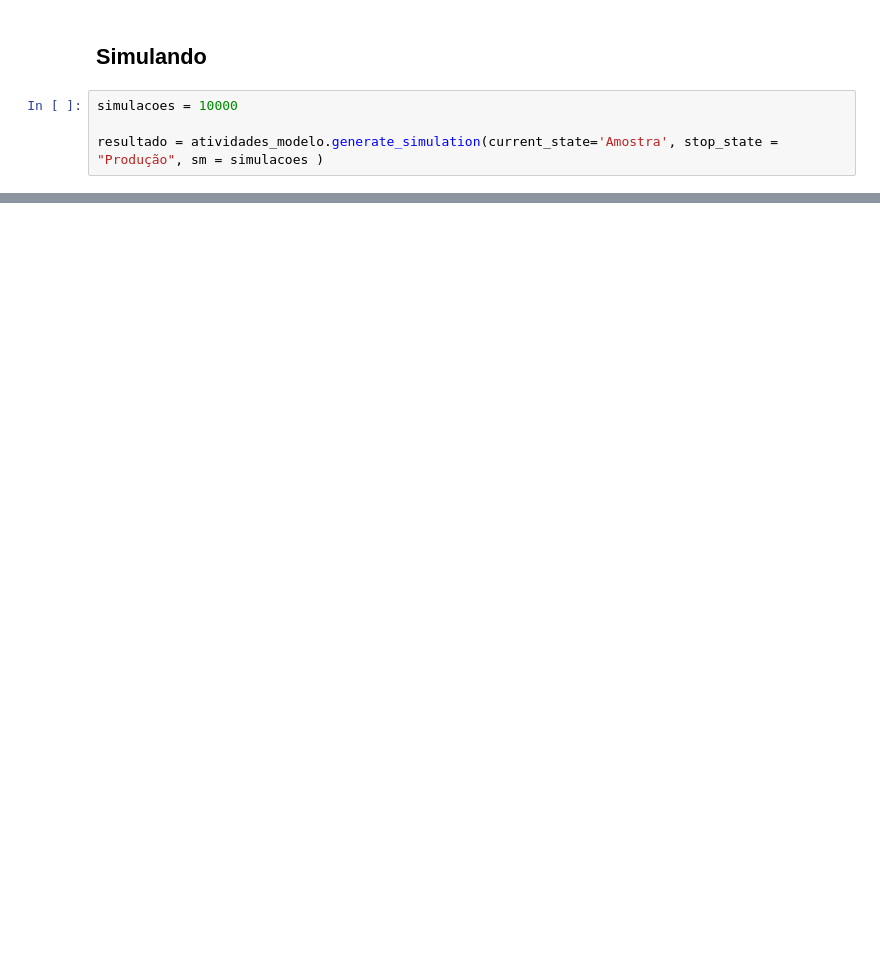
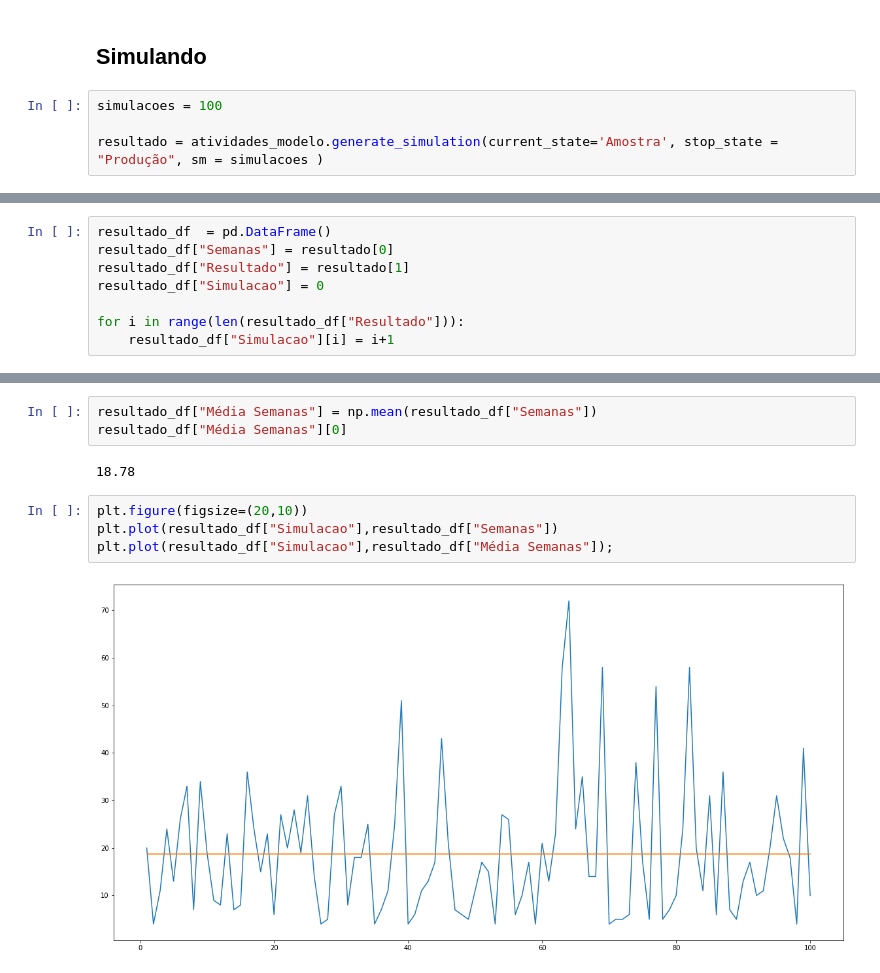
Before and after one commit to jvataidee/PesquisaOperacional, a Jupyter notebook: cadeias_de_markov.ipynb, the cells around one changed output, grey strips where cells are left out. Drawn from its saved outputs; the diff is of its cells as text; blank space fills up the shorter version.

```diff
--- a/cadeias_de_markov.ipynb
+++ b/cadeias_de_markov.ipynb
@@ -162,6 +164,6 @@ resultado
 # %% [markdown]
 ## Simulando
 # %%
-simulacoes = 10000
+simulacoes = 100
 
 resultado = atividades_modelo.generate_simulation(current_state='Amostra', stop_state = "Produção", sm = simulacoes )
@@ -171,0 +170,8 @@ np.mean(resultado[0])
+# %%
+resultado_df  = pd.DataFrame()
+resultado_df["Semanas"] = resultado[0]
+resultado_df["Resultado"] = resultado[1]
+resultado_df["Simulacao"] = 0
+
+for i in range(len(resultado_df["Resultado"])):
+    resultado_df["Simulacao"][i] = i+1
@@ -171,0 +192,11 @@ np.mean(resultado[0])
+# %%
+resultado_df["Média Semanas"] = np.mean(resultado_df["Semanas"])
+resultado_df["Média Semanas"][0]
+# %% [output]
+18.78
+# %%
+plt.figure(figsize=(20,10))
+plt.plot(resultado_df["Simulacao"],resultado_df["Semanas"])
+plt.plot(resultado_df["Simulacao"],resultado_df["Média Semanas"]);
+# %% [output]
+[figure, added]
```
Also changed, not shown: parts of 9 cells of this notebook.
